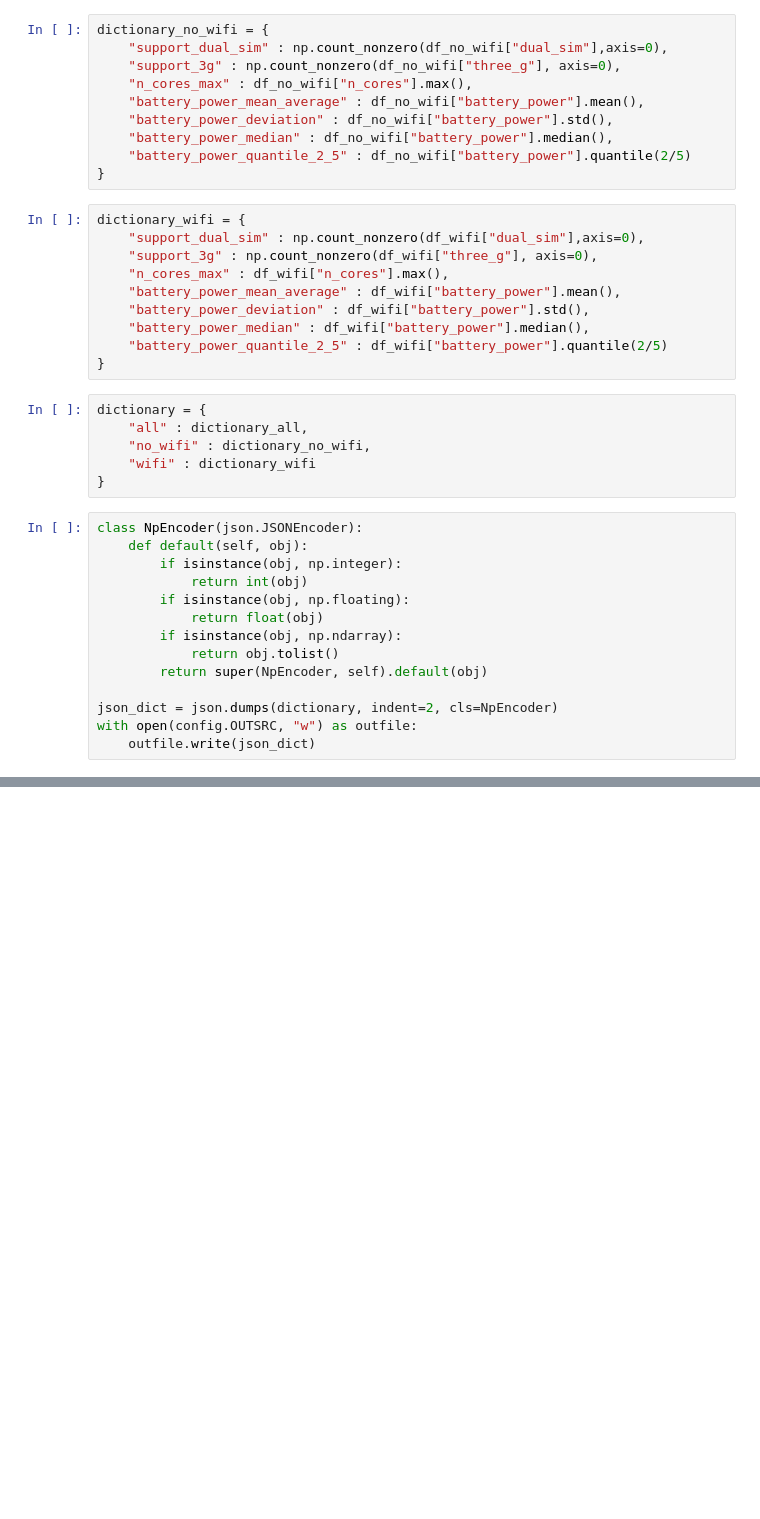
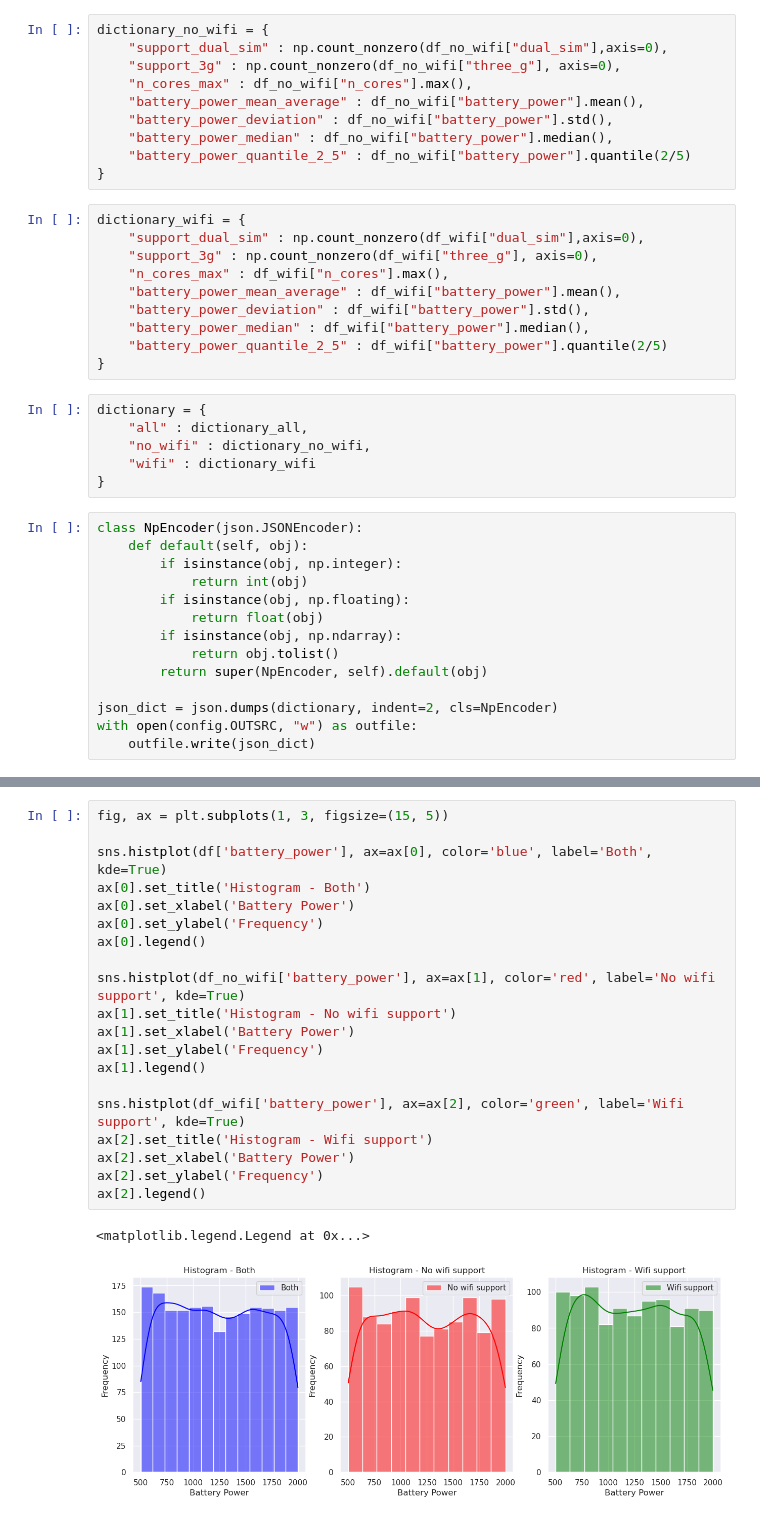
Before and after one commit to AntonSexov/statistics, a Jupyter notebook: lab_1/src/main.ipynb, the cells around one changed output, grey strips where cells are left out. Saved outputs shown, nothing was run; the diff lists cells and outputs as text; blank space fills up the shorter version.

```diff
--- a/lab_1/src/main.ipynb
+++ b/lab_1/src/main.ipynb
@@ -63,0 +96,23 @@ with open(config.OUTSRC, "w") as outfile:
+# %%
+fig, ax = plt.subplots(1, 3, figsize=(15, 5))
+
+sns.histplot(df['battery_power'], ax=ax[0], color='blue', label='Both', kde=True)
+ax[0].set_title('Histogram - Both')
+ax[0].set_xlabel('Battery Power')
+ax[0].set_ylabel('Frequency')
+ax[0].legend()
+
+sns.histplot(df_no_wifi['battery_power'], ax=ax[1], color='red', label='No wifi support', kde=True)
+ax[1].set_title('Histogram - No wifi support')
+ax[1].set_xlabel('Battery Power')
+ax[1].set_ylabel('Frequency')
+ax[1].legend()
+
+sns.histplot(df_wifi['battery_power'], ax=ax[2], color='green', label='Wifi support', kde=True)
+ax[2].set_title('Histogram - Wifi support')
+ax[2].set_xlabel('Battery Power')
+ax[2].set_ylabel('Frequency')
+ax[2].legend()
+# %% [output]
+<matplotlib.legend.Legend at 0x...>
+[figure, added]
```
Also changed, not shown: parts of 5 cells of this notebook, 1 other file.
